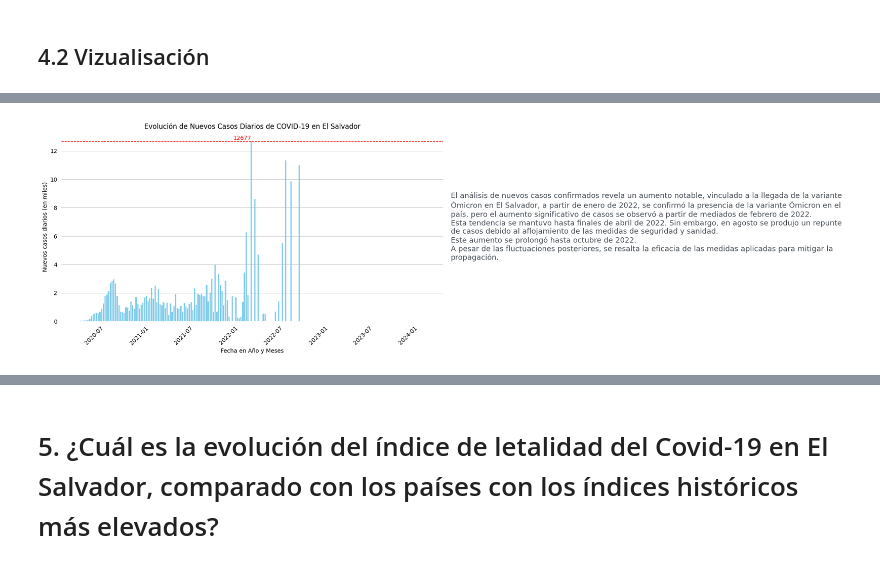
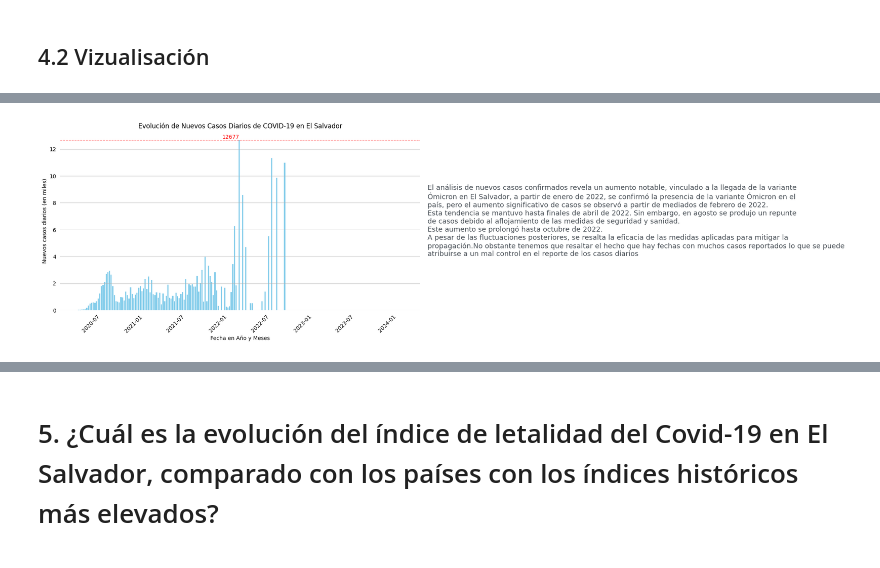
Before and after one commit to EdwinGarcia9/Covid19_Analyts, a Jupyter notebook: Covid19_Analytics.ipynb, the cells around one changed output, grey strips where cells are left out. Saved outputs shown, nothing was run; the diff lists cells and outputs as text; code cells hidden in the pictures.

```diff
--- a/Covid19_Analytics.ipynb
+++ b/Covid19_Analytics.ipynb
@@ -496,2 +526,10 @@ Length: 128, dtype: float64
 # %% [markdown]
 ## 4.2 Vizualisación
+# %%
+# Crear el gráfico de calendario
+fontManager.addfont('Helvetica.ttf')
+
+new_cases.index = pd.to_datetime(new_cases.index)
+calplot.calplot(new_cases, cmap='Spectral_r', suptitle='Gráfico de Calendario')
+
+plt.show()
@@ -505,32 +545,34 @@ ax.set_ylabel('Nuevos casos diarios (en miles)')
 ax.set_title('Evolución de Nuevos Casos Diarios de COVID-19 en El Salvador')
 
 plt.xticks(rotation=45, ha='right')
 ax.grid(axis='y', linestyle='-', alpha=0.7)
 ax.spines['top'].set_visible(False)
 ax.spines['right'].set_visible(False)
 ax.spines['bottom'].set_visible(False)
 ax.spines['left'].set_visible(False)
 
 ax.tick_params(axis='x', which='both', bottom=False, top=False)
 ax.tick_params(axis='y', which='both', left=False, right=False)
 
 conclusion_text = ('El análisis de nuevos casos confirmados revela un aumento notable, vinculado a la llegada de la variante\n'
                    'Ómicron en El Salvador, a partir de enero de 2022, se confirmó la presencia de la variante Ómicron en el\n'
                    'país, pero el aumento significativo de casos se observó a partir de mediados de febrero de 2022.\n'
                    'Esta tendencia se mantuvo hasta finales de abril de 2022. Sin embargo, en agosto se produjo un repunte \n'
                    'de casos debido al aflojamiento de las medidas de seguridad y sanidad.\n'
                    'Este aumento se prolongó hasta octubre de 2022.\n'
                    'A pesar de las fluctuaciones posteriores, se resalta la eficacia de las medidas aplicadas para mitigar la\n'
-                   'propagación.')
+                   'propagación.'
+                   'No obstante tenemos que resaltar el hecho que hay fechas con muchos casos reportados lo que se puede\n'
+                   'atribuirse a un mal control en el reporte de los casos diarios')
 
 ax.text(1.02, 0.5, conclusion_text, transform=ax.transAxes, va='center', ha='left', color='#495057', fontsize=13)
 
 max_index = new_cases.idxmax()
 max_value = new_cases[max_index]
 # Agregar una línea horizontal en el punto máximo
 ax.axhline(y=max_value / 1e3, color='red', linestyle='--', linewidth=1)
 ax.text(max_index, max_value / 1e3, f'{max_value:.0f}', color='red', ha='right', va='bottom')
 
 plt.show()
 # %% [output]
-[figure, old version]
+[figure, new version]
```
Also changed, not shown: parts of 29 cells of this notebook, 2 other files.
